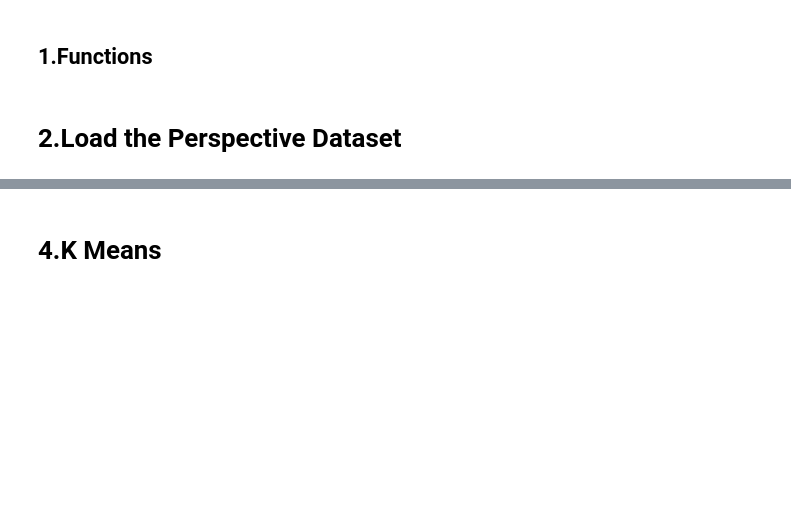
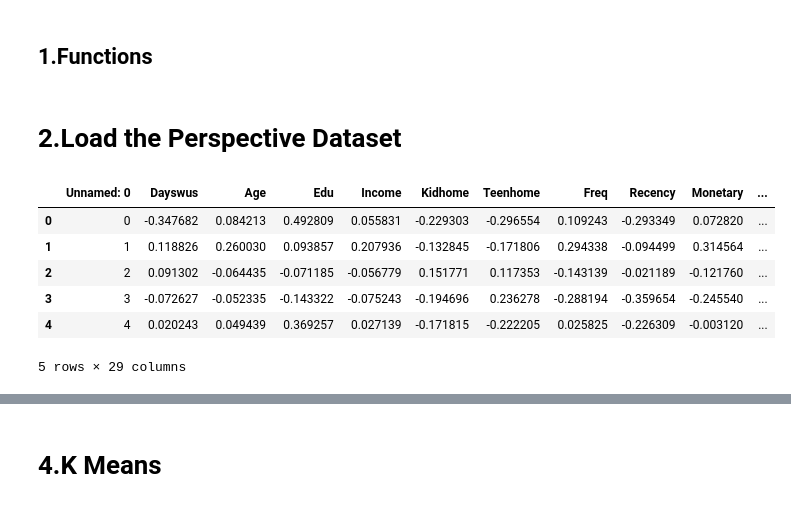
Before and after one commit to fredericojpr/BC1_Customer_Segmentation, a Jupyter notebook: scripts/Modeling4_Generalsalesinformation.ipynb, the cells around one changed output, grey strips where cells are left out. Saved outputs shown, nothing was run; the diff lists cells and outputs as text; code cells hidden in the pictures; blank space fills up the shorter version.

```diff
--- a/scripts/Modeling4_Generalsalesinformation.ipynb
+++ b/scripts/Modeling4_Generalsalesinformation.ipynb
@@ -163,0 +160,10 @@ perspective.head()
+# %%
+normalized_df.head()
+# %% [output]
+|  | Unnamed: 0 | Dayswus | Age | Edu | Income | Kidhome | Teenhome | Freq | Recency | Monetary | ... |
+| 0 | 0 | -0.347682 | 0.084213 | 0.492809 | 0.055831 | -0.229303 | -0.296554 | 0.109243 | -0.293349 | 0.072820 | ... |
+| 1 | 1 | 0.118826 | 0.260030 | 0.093857 | 0.207936 | -0.132845 | -0.171806 | 0.294338 | -0.094499 | 0.314564 | ... |
+| 2 | 2 | 0.091302 | -0.064435 | -0.071185 | -0.056779 | 0.151771 | 0.117353 | -0.143139 | -0.021189 | -0.121760 | ... |
+| 3 | 3 | -0.072627 | -0.052335 | -0.143322 | -0.075243 | -0.194696 | 0.236278 | -0.288194 | -0.359654 | -0.245540 | ... |
+| 4 | 4 | 0.020243 | 0.049439 | 0.369257 | 0.027139 | -0.171815 | -0.222205 | 0.025825 | -0.226309 | -0.003120 | ... |
+5 rows × 29 columns
```
Also changed, not shown: parts of 5 cells of this notebook.
